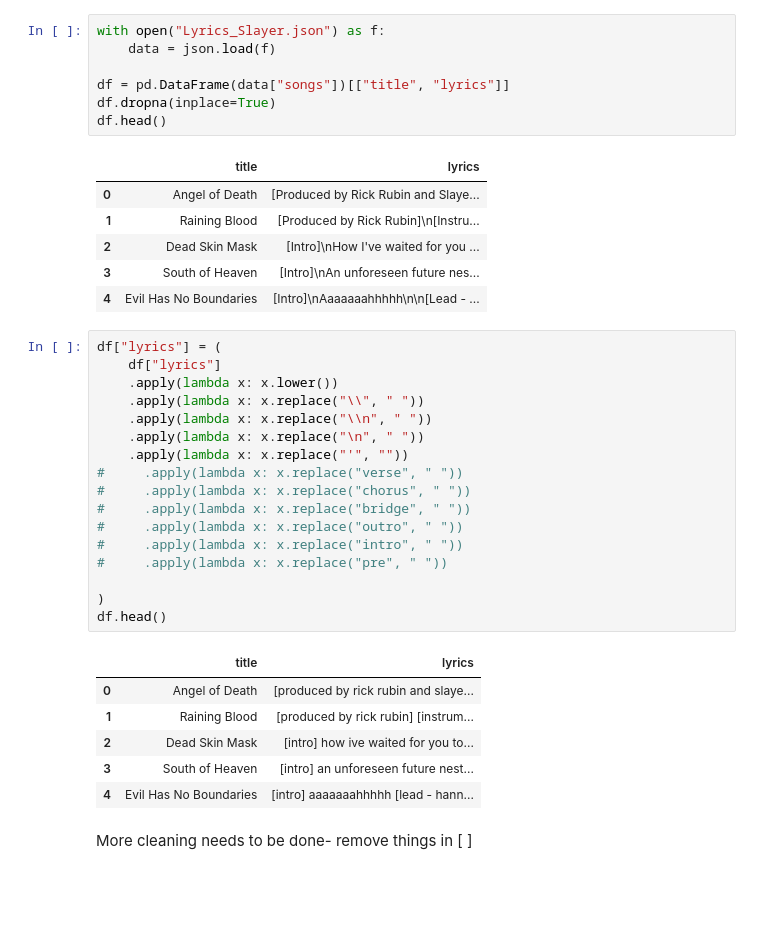
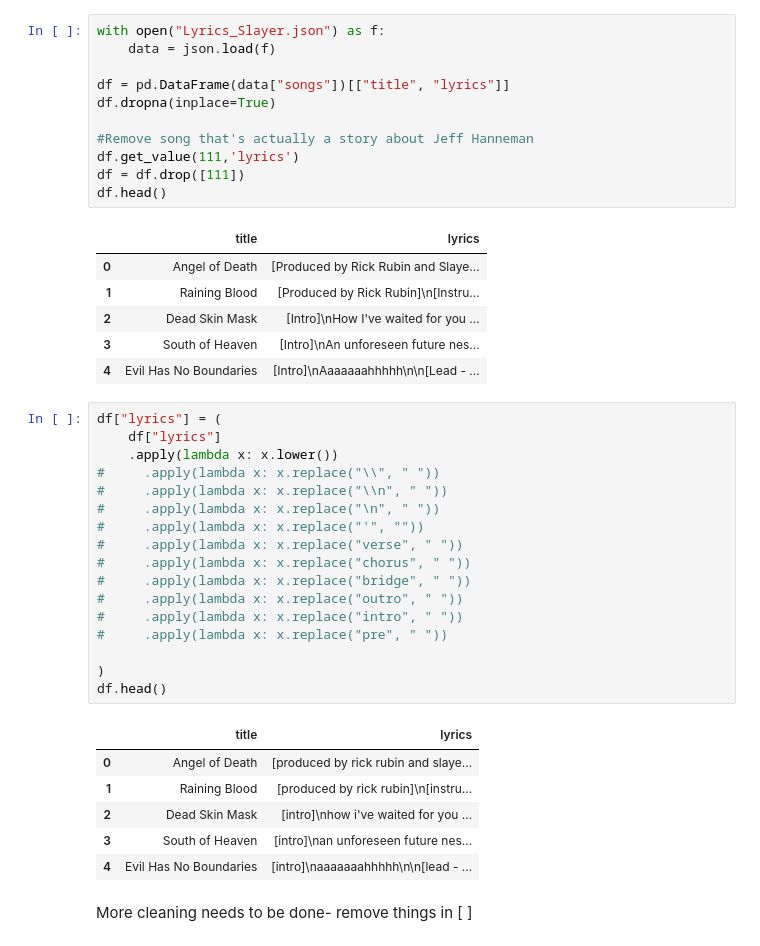
Before and after one commit to stasianik/music-machine, a Jupyter notebook: mashup_machine/Get_lyrics.ipynb, the cells around one changed output. Cells and saved outputs as stored; diff of their text form; blank space fills up the shorter version.

Commit message:
Update to lyric data processing

```diff
--- a/mashup_machine/Get_lyrics.ipynb
+++ b/mashup_machine/Get_lyrics.ipynb
@@ -51,6 +51,10 @@ with open("Lyrics_Slayer.json") as f:
 
 df = pd.DataFrame(data["songs"])[["title", "lyrics"]]
 df.dropna(inplace=True)
+
+#Remove song that's actually a story about Jeff Hanneman
+df.get_value(111,'lyrics')
+df = df.drop([111])
 df.head()
 # %% [output]
 |  | title | lyrics |
@@ -62,27 +66,27 @@ df.head()
 # %%
 df["lyrics"] = (
     df["lyrics"]
     .apply(lambda x: x.lower())
-    .apply(lambda x: x.replace("\\", " "))
-    .apply(lambda x: x.replace("\\n", " "))
-    .apply(lambda x: x.replace("\n", " "))
-    .apply(lambda x: x.replace("'", ""))
+#     .apply(lambda x: x.replace("\\", " "))
+#     .apply(lambda x: x.replace("\\n", " "))
+#     .apply(lambda x: x.replace("\n", " "))
+#     .apply(lambda x: x.replace("'", ""))
 #     .apply(lambda x: x.replace("verse", " "))
 #     .apply(lambda x: x.replace("chorus", " "))
 #     .apply(lambda x: x.replace("bridge", " "))
 #     .apply(lambda x: x.replace("outro", " "))
 #     .apply(lambda x: x.replace("intro", " "))
 #     .apply(lambda x: x.replace("pre", " "))
 
 )
 df.head()
 # %% [output]
 |  | title | lyrics |
 | 0 | Angel of Death | [produced by rick rubin and slaye... |
-| 1 | Raining Blood | [produced by rick rubin] [instrum... |
-| 2 | Dead Skin Mask | [intro] how ive waited for you to... |
-| 3 | South of Heaven | [intro] an unforeseen future nest... |
-| 4 | Evil Has No Boundaries | [intro] aaaaaaahhhhh [lead - hann... |
+| 1 | Raining Blood | [produced by rick rubin]\n[instru... |
+| 2 | Dead Skin Mask | [intro]\nhow i've waited for you ... |
+| 3 | South of Heaven | [intro]\nan unforeseen future nes... |
+| 4 | Evil Has No Boundaries | [intro]\naaaaaaahhhhh\n\n[lead - ... |
 # %% [markdown]
 More cleaning needs to be done- remove things in [ ]
 # %% [markdown]
```
Also changed, not shown: parts of 6 cells of this notebook, 1 other file.
